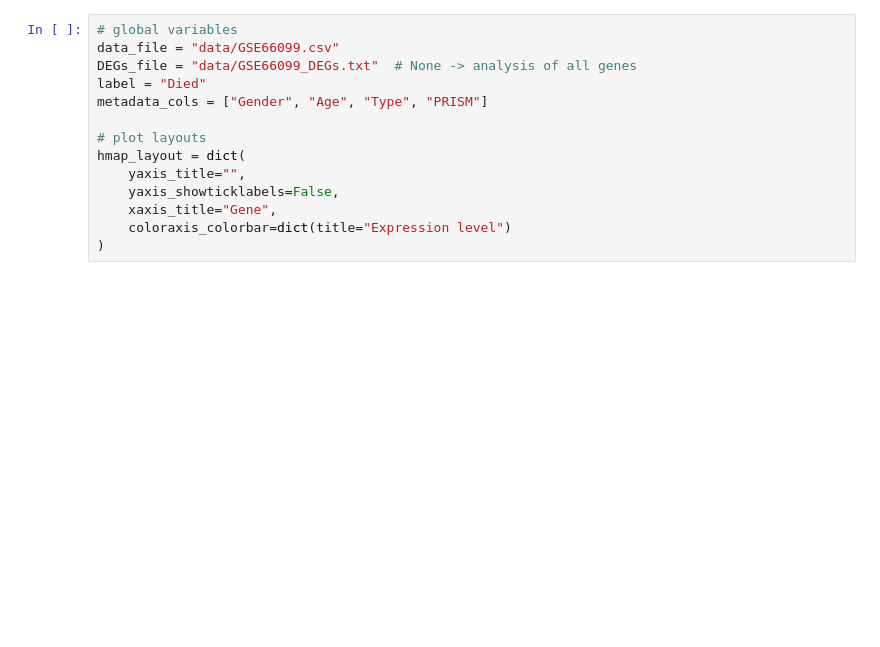
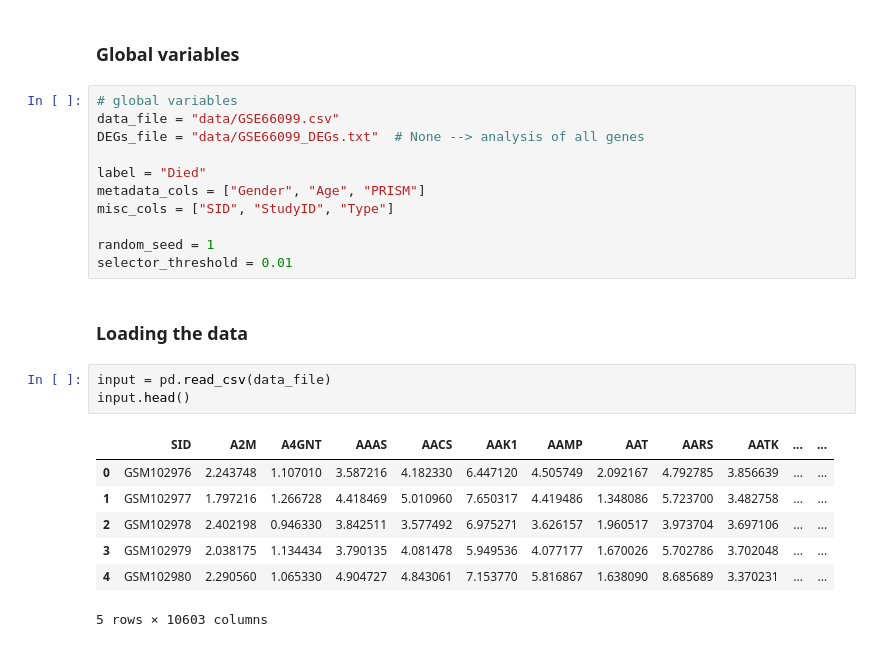
Before and after one commit to f1lem0n/SIRS-genomics, a Jupyter notebook: main.ipynb, the cells around one changed output. Saved outputs shown, nothing was run; the diff lists cells and outputs as text; blank space fills up the shorter version.

```diff
--- a/main.ipynb
+++ b/main.ipynb
@@ -14,16 +38,28 @@ simplefilter(action="ignore", category=pd.errors.PerformanceWarning)
+# %% [markdown]
+### Global variables
 # %%
 # global variables
 data_file = "data/GSE66099.csv"
-DEGs_file = "data/GSE66099_DEGs.txt"  # None -> analysis of all genes
+DEGs_file = "data/GSE66099_DEGs.txt"  # None --> analysis of all genes
+
 label = "Died"
-metadata_cols = ["Gender", "Age", "Type", "PRISM"]
+metadata_cols = ["Gender", "Age", "PRISM"]
+misc_cols = ["SID", "StudyID", "Type"]
 
-# plot layouts
-hmap_layout = dict(
-    yaxis_title="",
-    yaxis_showticklabels=False,
-    xaxis_title="Gene",
-    coloraxis_colorbar=dict(title="Expression level")
-)
+random_seed = 1
+selector_threshold = 0.01
+# %% [markdown]
+### Loading the data
+# %%
+input = pd.read_csv(data_file)
+input.head()
+# %% [output]
+|  | SID | A2M | A4GNT | AAAS | AACS | AAK1 | AAMP | AAT | AARS | AATK | ... | ... |
+| 0 | GSM102976 | 2.243748 | 1.107010 | 3.587216 | 4.182330 | 6.447120 | 4.505749 | 2.092167 | 4.792785 | 3.856639 | ... | ... |
+| 1 | GSM102977 | 1.797216 | 1.266728 | 4.418469 | 5.010960 | 7.650317 | 4.419486 | 1.348086 | 5.723700 | 3.482758 | ... | ... |
+| 2 | GSM102978 | 2.402198 | 0.946330 | 3.842511 | 3.577492 | 6.975271 | 3.626157 | 1.960517 | 3.973704 | 3.697106 | ... | ... |
+| 3 | GSM102979 | 2.038175 | 1.134434 | 3.790135 | 4.081478 | 5.949536 | 4.077177 | 1.670026 | 5.702786 | 3.702048 | ... | ... |
+| 4 | GSM102980 | 2.290560 | 1.065330 | 4.904727 | 4.843061 | 7.153770 | 5.816867 | 1.638090 | 8.685689 | 3.370231 | ... | ... |
+5 rows × 10603 columns
 # %%
 # gene expression profile
```
Also changed, not shown: parts of 24 cells of this notebook, 2 other files.
